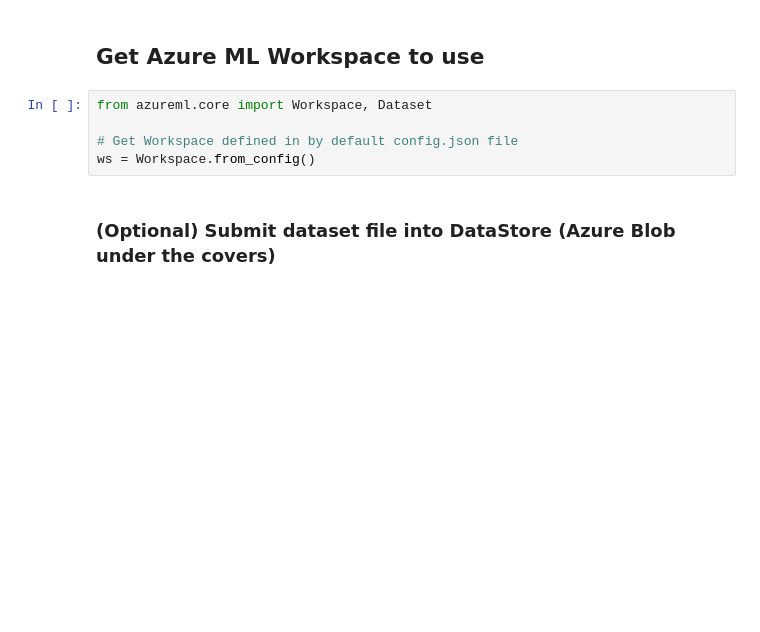
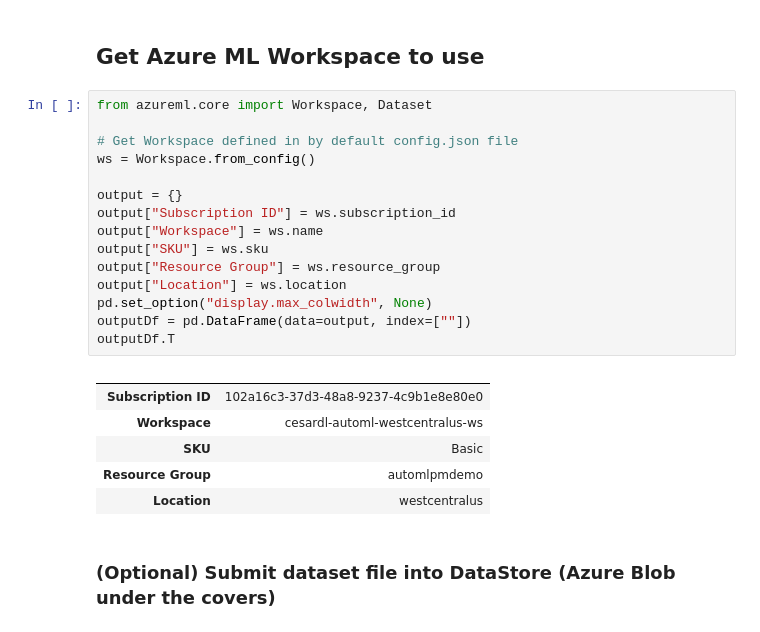
Before and after one commit to CESARDELATORRE/Easy-AutoML-MLOps, a Jupyter notebook: notebooks/3-automl-remote-compute-run/automl-remote-compute-run-safe-driver-classifier.ipynb, the cells around one changed output. Saved outputs shown, nothing was run; the diff lists cells and outputs as text; blank space fills up the shorter version.

```diff
--- a/notebooks/3-automl-remote-compute-run/automl-remote-compute-run-safe-driver-classifier.ipynb
+++ b/notebooks/3-automl-remote-compute-run/automl-remote-compute-run-safe-driver-classifier.ipynb
@@ -26,8 +26,25 @@ You are currently using version 1.24.0 of the Azure ML SDK
 # %%
 from azureml.core import Workspace, Dataset
 
 # Get Workspace defined in by default config.json file
 ws = Workspace.from_config()
+
+output = {}
+output["Subscription ID"] = ws.subscription_id
+output["Workspace"] = ws.name
+output["SKU"] = ws.sku
+output["Resource Group"] = ws.resource_group
+output["Location"] = ws.location
+pd.set_option("display.max_colwidth", None)
+outputDf = pd.DataFrame(data=output, index=[""])
+outputDf.T
+# %% [output]
+|  |  |
+| Subscription ID | 102a16c3-37d3-48a8-9237-4c9b1e8e80e0 |
+| Workspace | cesardl-automl-westcentralus-ws |
+| SKU | Basic |
+| Resource Group | automlpmdemo |
+| Location | westcentralus |
 # %% [markdown]
 ### (Optional) Submit dataset file into DataStore (Azure Blob under the covers)
 # %%
```
Also changed, not shown: parts of 13 cells of this notebook.
